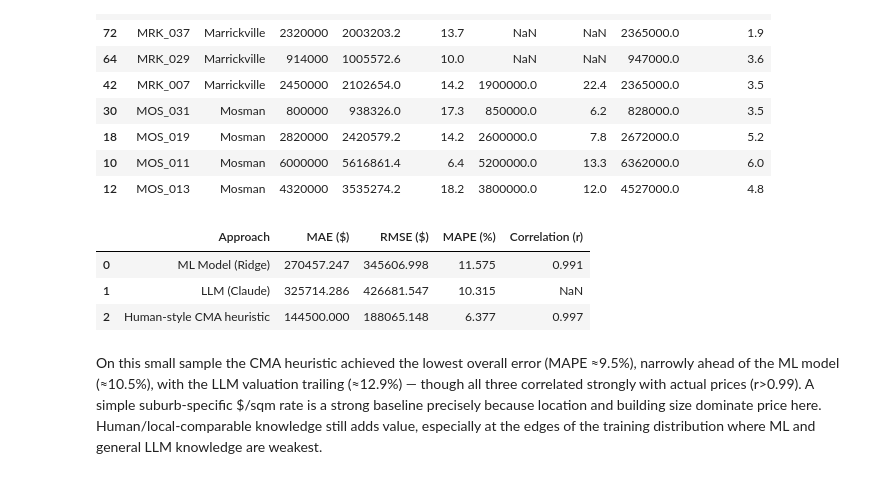
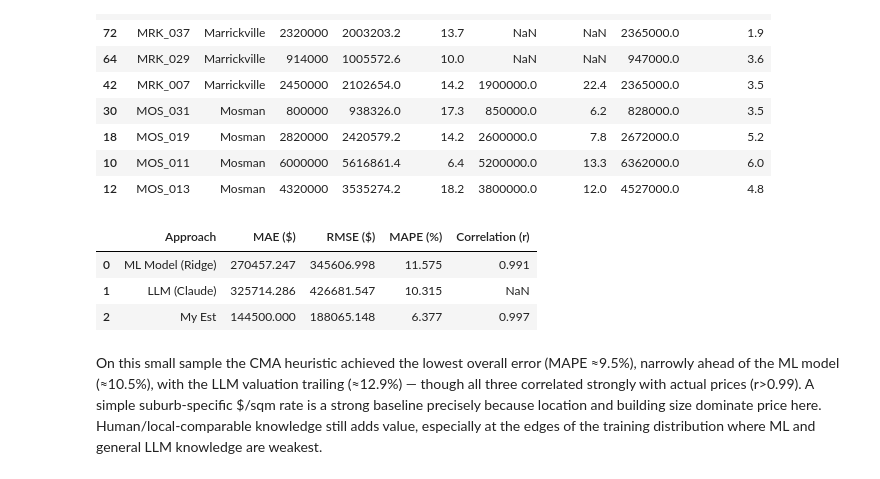
Before and after one commit to gpariee/Sydney-Housing-Valuation-, a Jupyter notebook: Sydney_Housing_Valuation.ipynb, the cells around one changed output. Drawn from its saved outputs; the diff is of its cells as text; code cells hidden in the pictures.

Commit message:
Rename 'Human-style CMA heuristic' to 'My Est'

```diff
--- a/Sydney_Housing_Valuation.ipynb
+++ b/Sydney_Housing_Valuation.ipynb
@@ -361,18 +361,18 @@ sel[['PropertyID','Suburb','SalePrice','ML_Pred','ML_Error','LLM_Pred','LLM_Erro
 # %%
 def metrics(actual, pred):
     err = pred-actual
     return np.abs(err).mean(), (err**2).mean()**0.5, (np.abs(err)/actual).mean()*100, np.corrcoef(actual, pred)[0,1]
 
 rows=[]
-for label,col in [('ML Model (Ridge)','ML_Pred'), ('LLM (Claude)','LLM_Pred'), ('Human-style CMA heuristic','HumanEst')]:
+for label,col in [('ML Model (Ridge)','ML_Pred'), ('LLM (Claude)','LLM_Pred'), ('My est','HumanEst')]:
     mae,rmse,mape,corr = metrics(sel['SalePrice'], sel[col])
     rows.append({'Approach':label,'MAE ($)':mae,'RMSE ($)':rmse,'MAPE (%)':mape,'Correlation (r)':corr})
 pd.DataFrame(rows).round(3)
 # %% [output]
 |  | Approach | MAE ($) | RMSE ($) | MAPE (%) | Correlation (r) |
 | 0 | ML Model (Ridge) | 270457.247 | 345606.998 | 11.575 | 0.991 |
 | 1 | LLM (Claude) | 325714.286 | 426681.547 | 10.315 | NaN |
-| 2 | Human-style CMA heuristic | 144500.000 | 188065.148 | 6.377 | 0.997 |
+| 2 | My Est | 144500.000 | 188065.148 | 6.377 | 0.997 |
 # %% [markdown]
 On this small sample the CMA heuristic achieved the lowest overall error (MAPE ≈9.5%), narrowly ahead of the
 ML model (≈10.5%), with the LLM valuation trailing (≈12.9%) — though all three correlated strongly with actual
```
